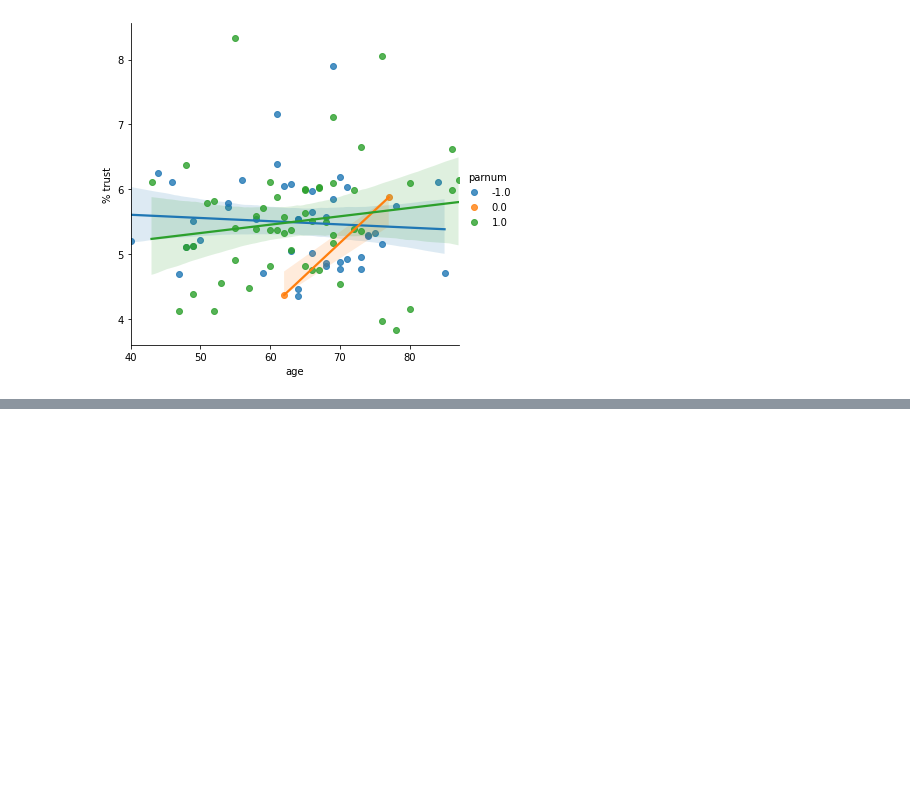
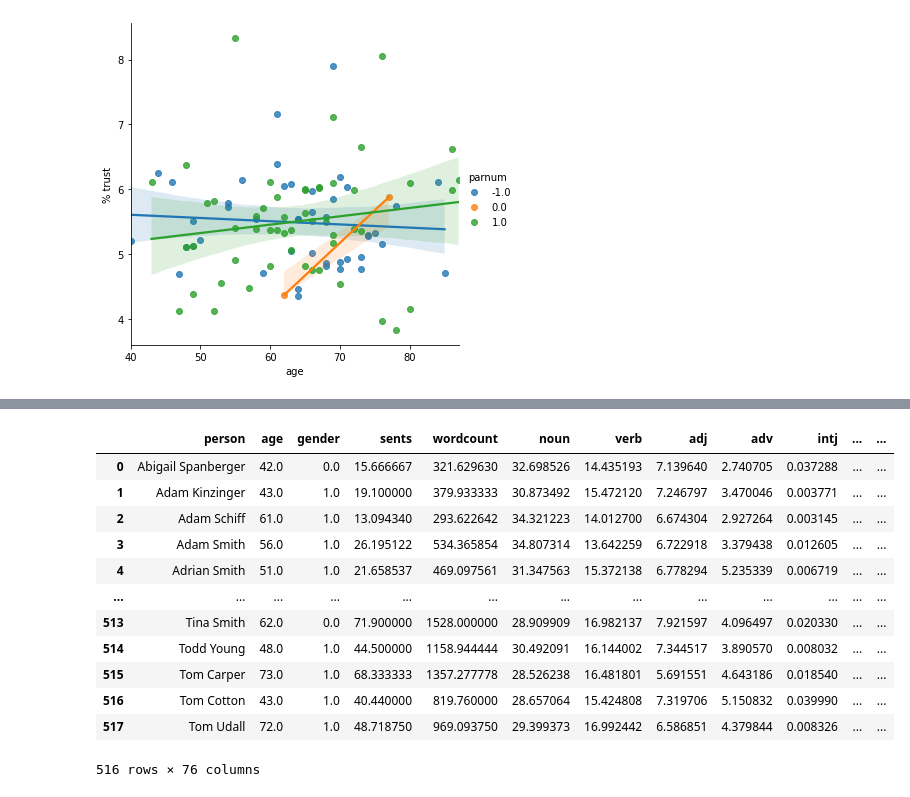
Before and after one commit to ancepsinfans/speeches, a Jupyter notebook: Senators.ipynb, the cells around one changed output, grey strips where cells are left out. Drawn from its saved outputs; the diff is of its cells as text; code cells hidden in the pictures; blank space fills up the shorter version.

```diff
--- a/Senators.ipynb
+++ b/Senators.ipynb
@@ -191,3 +191,6 @@ for ind, row in sensavg.iterrows():
     else:
         testt.append(row['noun/pron'])
 sensavg['noun/pron'] = testt
+# %%
+sensavg.rename(columns={'parnum':'party'}, inplace=True)
+sensavg.columns
@@ -193,0 +214,5 @@ sensavg['noun/pron'] = testt
+# %%
+repsavg.columns
+
+allcong=pd.concat([repsavg,sensavg])
+allcong
@@ -343,0 +359,17 @@ sensavg
+# %%
+pokemon = allcong[allcong['party']!=0]
+pokemon
+# %% [output]
+|  | person | age | gender | sents | wordcount | noun | verb | adj | adv | intj | ... | ... |
+| 0 | Abigail Spanberger | 42.0 | 0.0 | 15.666667 | 321.629630 | 32.698526 | 14.435193 | 7.139640 | 2.740705 | 0.037288 | ... | ... |
+| 1 | Adam Kinzinger | 43.0 | 1.0 | 19.100000 | 379.933333 | 30.873492 | 15.472120 | 7.246797 | 3.470046 | 0.003771 | ... | ... |
+| 2 | Adam Schiff | 61.0 | 1.0 | 13.094340 | 293.622642 | 34.321223 | 14.012700 | 6.674304 | 2.927264 | 0.003145 | ... | ... |
+| 3 | Adam Smith | 56.0 | 1.0 | 26.195122 | 534.365854 | 34.807314 | 13.642259 | 6.722918 | 3.379438 | 0.012605 | ... | ... |
+| 4 | Adrian Smith | 51.0 | 1.0 | 21.658537 | 469.097561 | 31.347563 | 15.372138 | 6.778294 | 5.235339 | 0.006719 | ... | ... |
+| ... | ... | ... | ... | ... | ... | ... | ... | ... | ... | ... | ... | ... |
+| 513 | Tina Smith | 62.0 | 0.0 | 71.900000 | 1528.000000 | 28.909909 | 16.982137 | 7.921597 | 4.096497 | 0.020330 | ... | ... |
+| 514 | Todd Young | 48.0 | 1.0 | 44.500000 | 1158.944444 | 30.492091 | 16.144002 | 7.344517 | 3.890570 | 0.008032 | ... | ... |
+| 515 | Tom Carper | 73.0 | 1.0 | 68.333333 | 1357.277778 | 28.526238 | 16.481801 | 5.691551 | 4.643186 | 0.018540 | ... | ... |
+| 516 | Tom Cotton | 43.0 | 1.0 | 40.440000 | 819.760000 | 28.657064 | 15.424808 | 7.319706 | 5.150832 | 0.039990 | ... | ... |
+| 517 | Tom Udall | 72.0 | 1.0 | 48.718750 | 969.093750 | 29.399373 | 16.992442 | 6.586851 | 4.379844 | 0.008326 | ... | ... |
+516 rows × 76 columns
```
Also changed, not shown: parts of 5 cells of this notebook, 4 other files.
